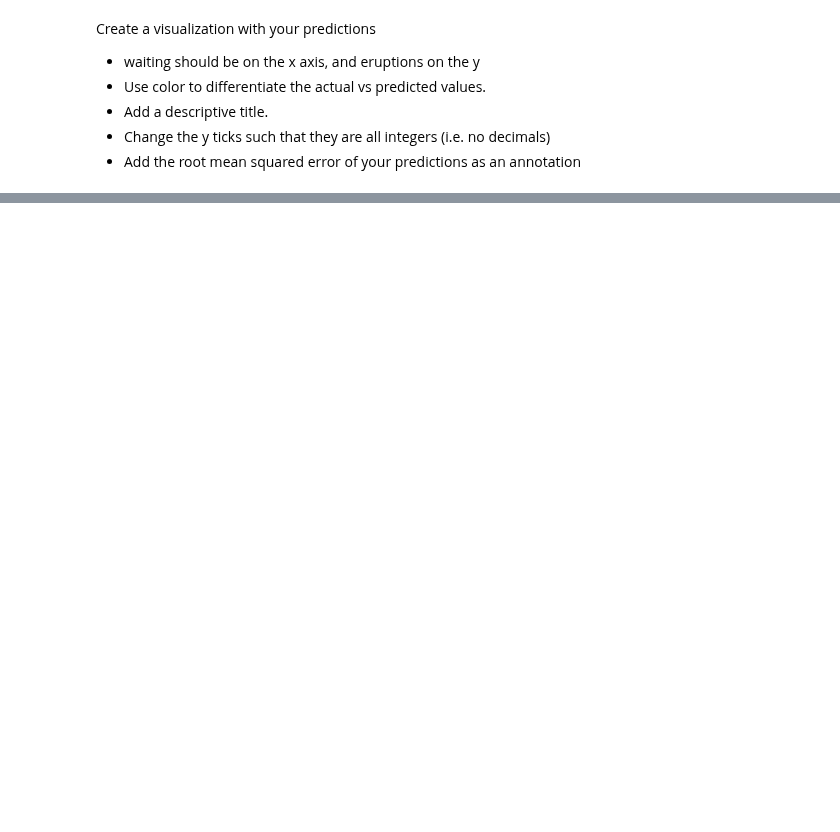
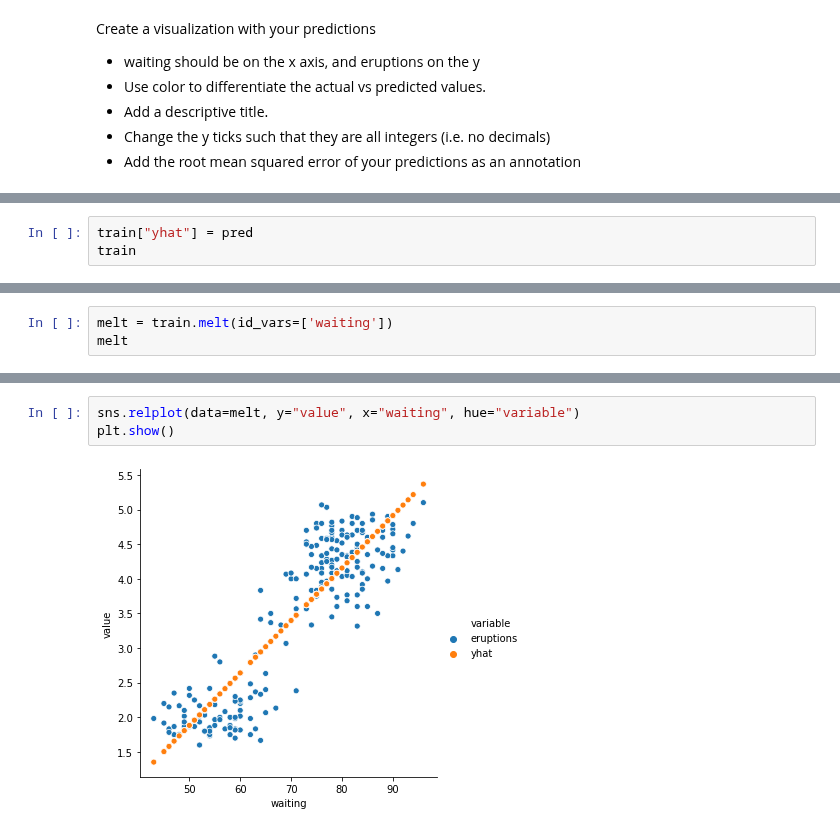
Before and after one commit to misty-garcia/ds-methodologies-exercises, a Jupyter notebook: clustering/regression-warmup.ipynb, the cells around one changed output, grey strips where cells are left out. Saved outputs shown, nothing was run; the diff lists cells and outputs as text; blank space fills up the shorter version.

Commit message:
added melt to warmup

```diff
--- a/clustering/regression-warmup.ipynb
+++ b/clustering/regression-warmup.ipynb
@@ -158,0 +162,3 @@ plt.show()
+# %%
+train["yhat"] = pred
+train
@@ -158,0 +184,3 @@ plt.show()
+# %%
+melt = train.melt(id_vars=['waiting'])
+melt
@@ -158,0 +206,5 @@ plt.show()
+# %%
+sns.relplot(data=melt, y="value", x="waiting", hue="variable")
+plt.show()
+# %% [output]
+[figure, added]
```
Also changed, not shown: parts of 8 cells of this notebook.
